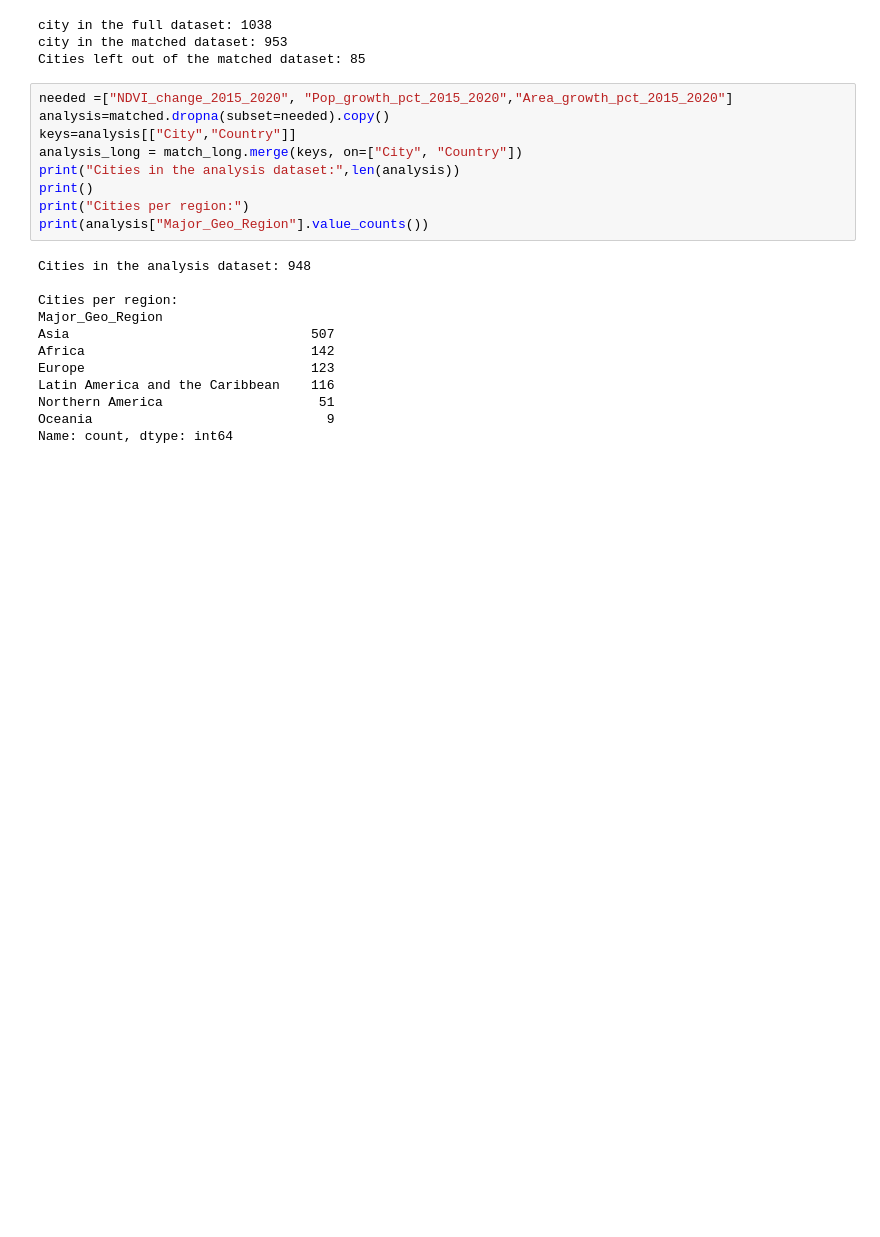
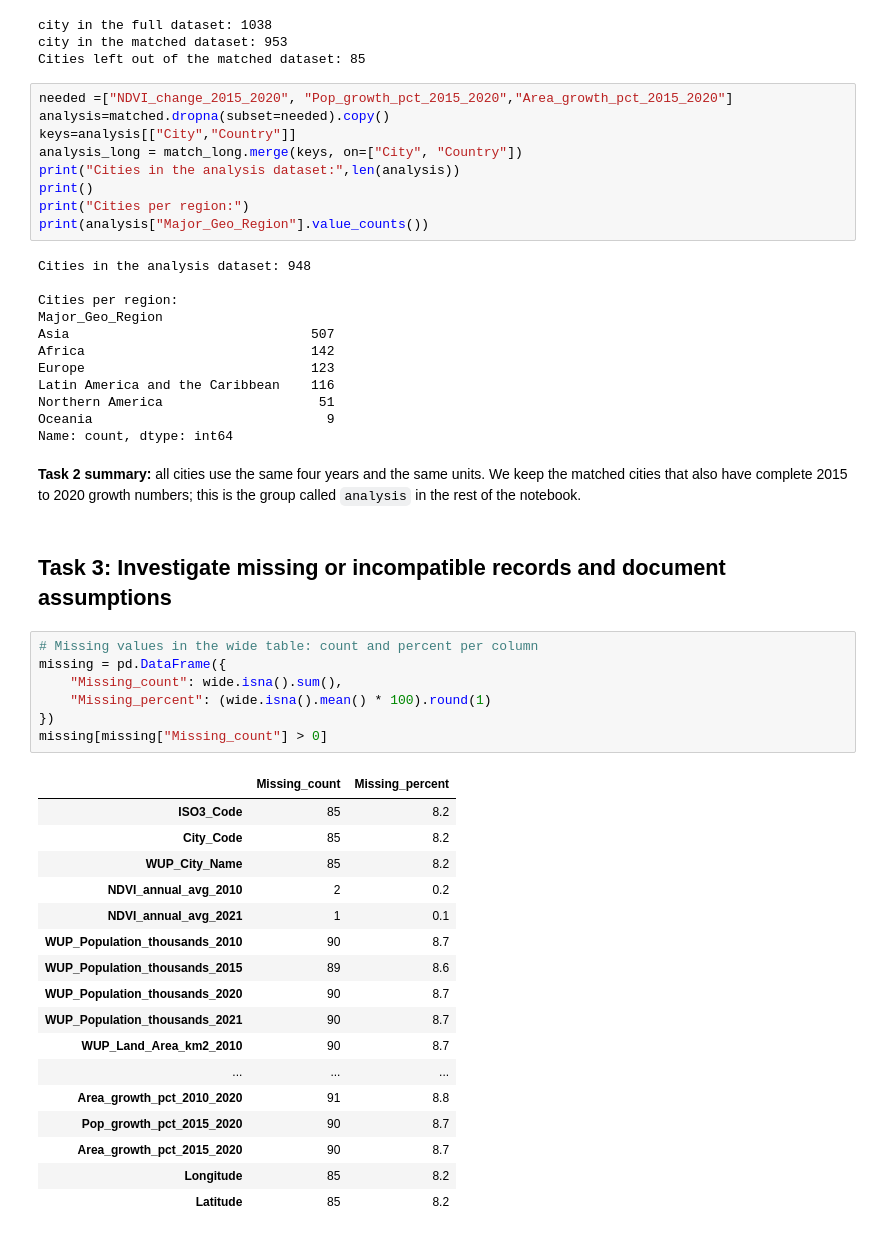
Before and after one commit to prince63aj/Urban_Green_Cover_and_Population_Growth, a Jupyter notebook: Analysis.ipynb, the cells around one changed output. Drawn from its saved outputs; the diff is of its cells as text; blank space fills up the shorter version.

```diff
--- a/Analysis.ipynb
+++ b/Analysis.ipynb
@@ -155,3 +155,32 @@ Latin America and the Caribbean    116
 Northern America                    51
 Oceania                              9
 Name: count, dtype: int64
+# %% [markdown]
+**Task 2 summary:** all cities use the same four years and the same units. We keep the matched cities that also have complete 2015 to 2020 growth numbers; this is the group called `analysis` in the rest of the notebook.
+# %% [markdown]
+## Task 3: Investigate missing or incompatible records and document assumptions
+# %%
+# Missing values in the wide table: count and percent per column
+missing = pd.DataFrame({
+    "Missing_count": wide.isna().sum(),
+    "Missing_percent": (wide.isna().mean() * 100).round(1)
+})
+missing[missing["Missing_count"] > 0]
+# %% [output]
+|  | Missing_count | Missing_percent |
+| ISO3_Code | 85 | 8.2 |
+| City_Code | 85 | 8.2 |
+| WUP_City_Name | 85 | 8.2 |
+| NDVI_annual_avg_2010 | 2 | 0.2 |
+| NDVI_annual_avg_2021 | 1 | 0.1 |
+| WUP_Population_thousands_2010 | 90 | 8.7 |
+| WUP_Population_thousands_2015 | 89 | 8.6 |
+| WUP_Population_thousands_2020 | 90 | 8.7 |
+| WUP_Population_thousands_2021 | 90 | 8.7 |
+| WUP_Land_Area_km2_2010 | 90 | 8.7 |
+| ... | ... | ... |
+| Area_growth_pct_2010_2020 | 91 | 8.8 |
+| Pop_growth_pct_2015_2020 | 90 | 8.7 |
+| Area_growth_pct_2015_2020 | 90 | 8.7 |
+| Longitude | 85 | 8.2 |
+| Latitude | 85 | 8.2 |
```
Also changed, not shown: parts of 4 cells of this notebook.
